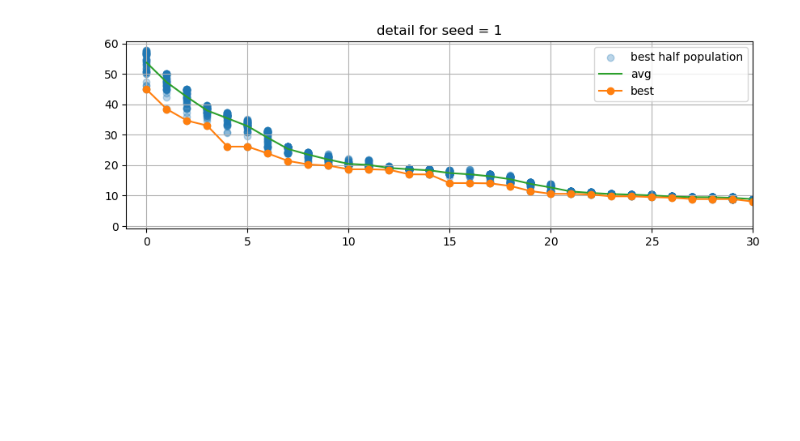
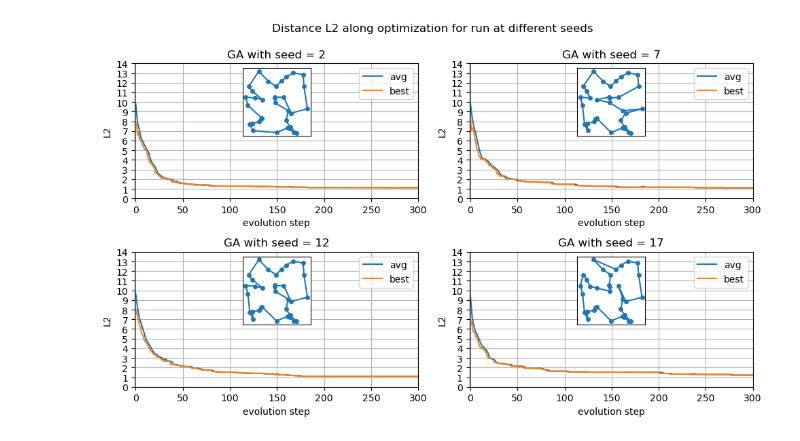
Before and after one commit to TommiDL/NumericalSimulationLab, a Jupyter notebook: es9/notebook9.ipynb, the cells around one changed output. Drawn from its saved outputs; the diff is of its cells as text; code cells hidden in the pictures; blank space fills up the shorter version.

```diff
--- a/es9/notebook9.ipynb
+++ b/es9/notebook9.ipynb
@@ -108,20 +224,46 @@ plt.show()
-# %%
-half =  pd.read_csv('OUTPUT/half_cost1.dat', names=['it']+[f'c{k}' for k in range(50)])
-avg = pd.read_csv('OUTPUT/avg_circle_seed1.dat', names=['avg'], skiprows=1)
-best = pd.read_csv('OUTPUT/best_sol_circle_seed1.dat', names=[f'city{k}' for k in range(35)]+['dist'], skiprows=1)
-#half
-plt.figure(figsize=(10, 3))
-sc = [plt.scatter(half.it, half[f'c{k}'], c=f'C0', alpha=0.3)for k in range(50)]
-plt.plot(avg['avg'], label='avg', c='C2')
-plt.plot(best['dist'], '-o', label='best', c='C1')
-plt.xlim([-1, 30])
-plt.title('detail for seed = 1')
-sc[-1].set_label('best half population')
-plt.legend()
-plt.grid()
-plt.show()
-# %% [output]
-[figure, removed]
+# %%
+Nseed=20
+
+n=2
+fig, ax = plt.subplots(Nseed//(5*n), n, figsize=(5*n, 3*n))
+fig.suptitle('Distance L2 along optimization for run at different seeds', y=0.99)
+data_dir = "OUTPUT/square_setup1/"
+
+
+for ind, seed in enumerate(range(2,21, 5)):
+    ax[ind//n, ind%n].set_title(f'GA with seed = {seed}')
+    df_avg = pd.read_csv(data_dir+f'avg_square_seed{seed}.dat', names=['avg'], skiprows=1)
+    ax[ind//n, ind%n].plot(df_avg.index, df_avg['avg'], '-', label = f"avg")
+
+    df_best = pd.read_csv(data_dir+f'best_sol_square_seed{seed}.dat', names=[f'city{k}' for k in range(35)]+['dist'], skiprows=1)
+    ax[ind//n, ind%n].plot(df_best.index, df_best['dist'], '-', label = f"best")
+
+    ax[ind//n, ind%n].set_yticks(range(0, 15), range(0, 15))
+    ax[ind//n, ind%n].grid()
+    ax[ind//n, ind%n].legend()
+    ax[ind//n, ind%n].set_xlim([-1, 300])
+    ax[ind//n, ind%n].set_xlabel('evolution step')
+    ax[ind//n, ind%n].set_ylabel('L2')
+
+    sub_ax = inset_axes(
+        parent_axes=ax[ind//n, ind%n],
+        width=1,#"40%",
+        height=1,#"40%",
+        loc='upper center',
+        borderpad=0.5  # padding between parent and inset axes
+    )
+
+    x=np.array([square_coord.iloc[int(k)-1].x for k in df_best.iloc[len(df_best)-1][:-1].array])
+    y=np.array([square_coord.iloc[int(k)-1].y for k in df_best.iloc[len(df_best)-1][:-1].array])
+
+    sub_ax.plot(x, y, '-o', ms=4)
+    sub_ax.get_xaxis().set_visible(False)
+    sub_ax.get_yaxis().set_visible(False)
+plt.savefig(data_dir+'seed_distances.png', dpi=300)
+plt.tight_layout()
+plt.show()
+# %% [output]
+[figure, added]
 # %% [markdown]
 Scrivere qualcosa commentando e mettendo link codice per creare gif [codice gif](animation.py)
 
```
Also changed, not shown: parts of 12 cells of this notebook, 11 other files.
